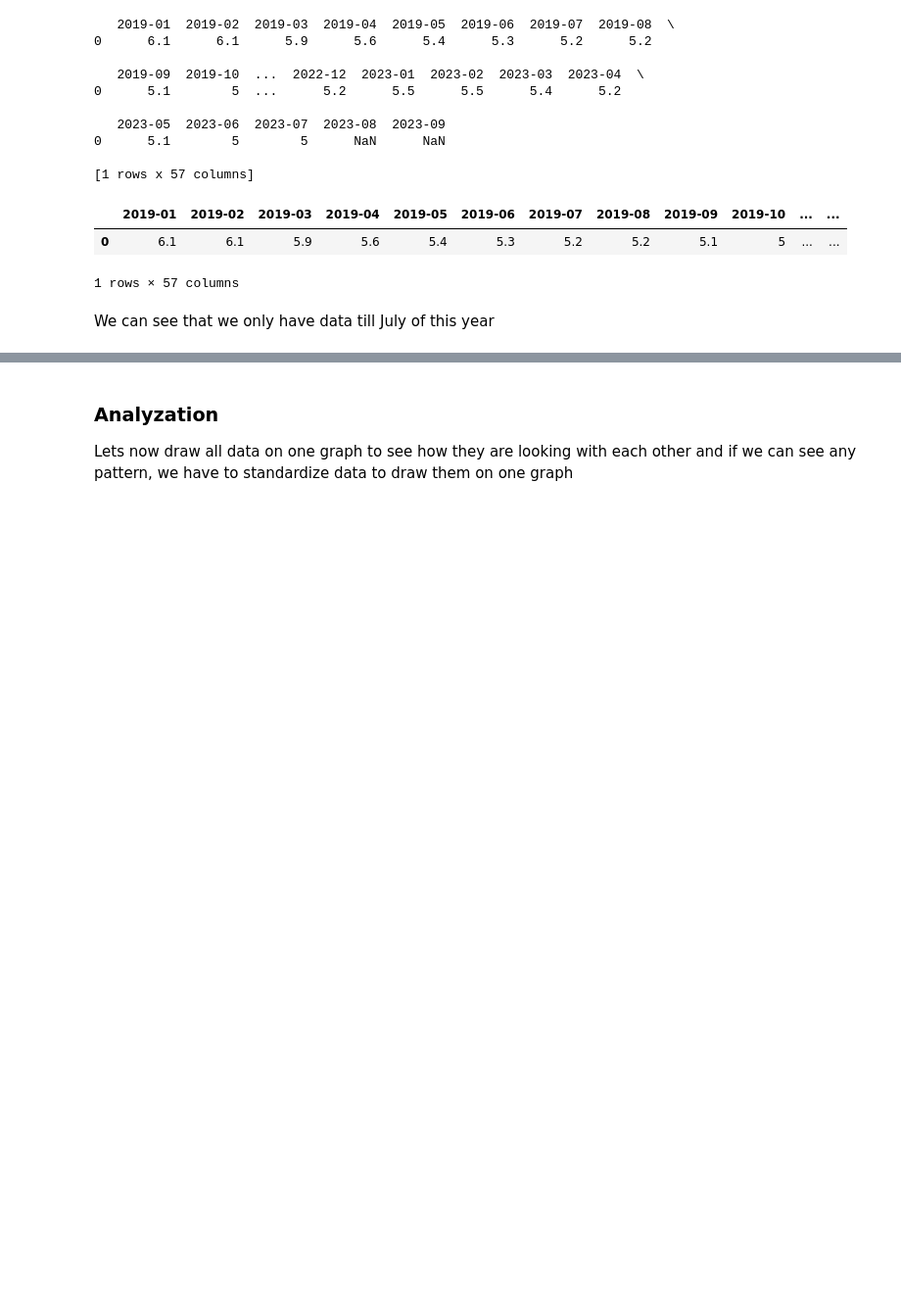
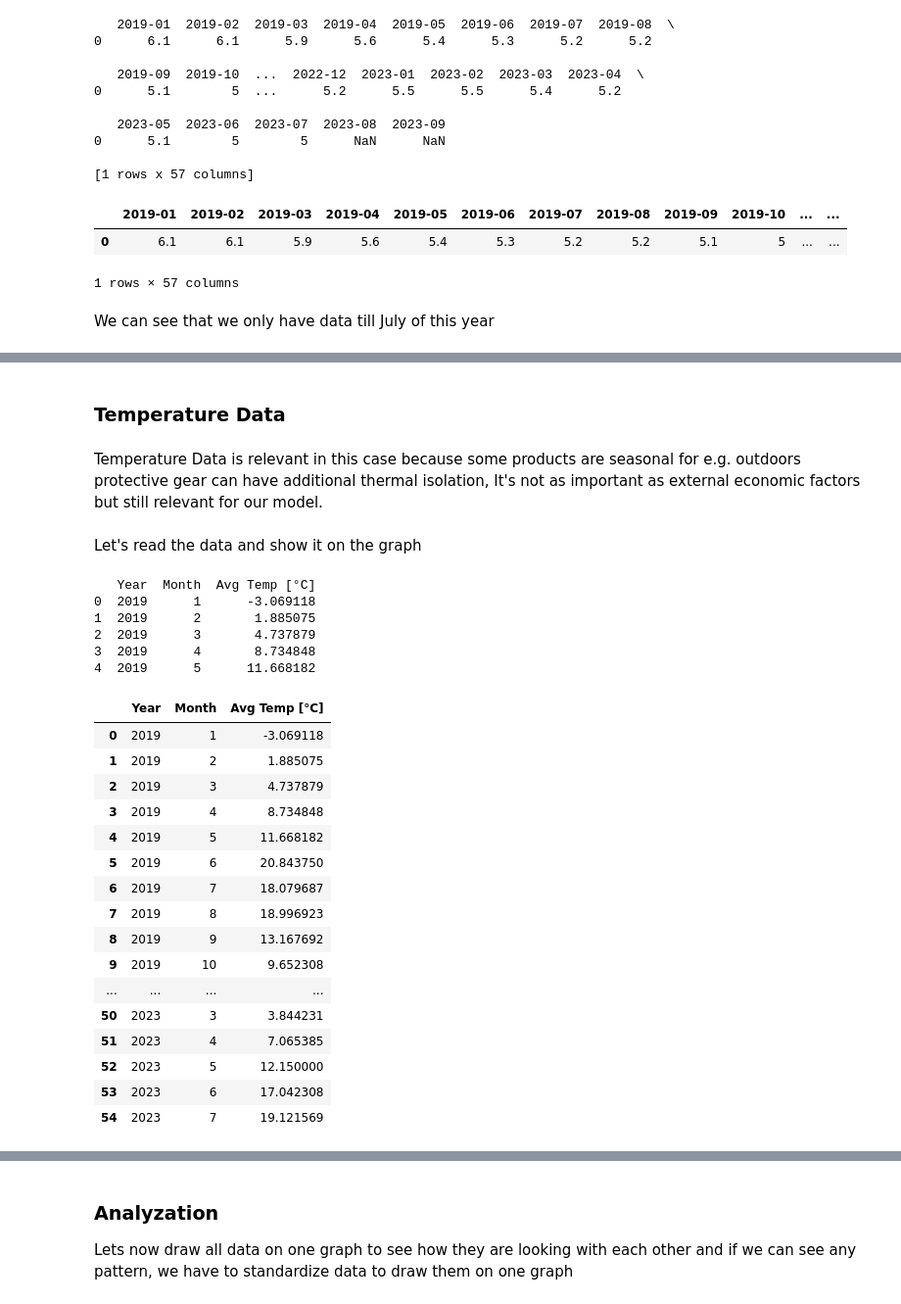
Before and after one commit to MichalI495002/Personal-Challenge, a Jupyter notebook: Jupyter Notebook/notebook.ipynb, the cells around one changed output, grey strips where cells are left out. Shown: that part at 98% size. Saved outputs shown, nothing was run; the diff lists cells and outputs as text; code cells hidden in the pictures; blank space fills up the shorter version.

```diff
--- a/Jupyter Notebook/notebook.ipynb
+++ b/Jupyter Notebook/notebook.ipynb
@@ -187,0 +188,37 @@ Text(0, 0.5, 'Unemployment Value')
+# %% [markdown]
+### Temperature Data
+# %% [markdown]
+Temperature Data is relevant in this case because some products are seasonal for e.g. outdoors protective gear can have additional thermal isolation, It's not as important as external economic factors but still relevant for our model.
+# %% [markdown]
+Let's read the data and show it on the graph
+# %%
+temparteure_data = pd.read_csv('../Datasets/Temperature data/aggregatedDataTemperature.csv', encoding="ISO-8859-1")
+print(temparteure_data.head())
+# %% [output]
+   Year  Month  Avg Temp [°C]
+0  2019      1      -3.069118
+1  2019      2       1.885075
+2  2019      3       4.737879
+3  2019      4       8.734848
+4  2019      5      11.668182
+# %%
+df_temparteure = pd.DataFrame(temparteure_data)
+df_temparteure
+# %% [output]
+|  | Year | Month | Avg Temp [°C] |
+| 0 | 2019 | 1 | -3.069118 |
+| 1 | 2019 | 2 | 1.885075 |
+| 2 | 2019 | 3 | 4.737879 |
+| 3 | 2019 | 4 | 8.734848 |
+| 4 | 2019 | 5 | 11.668182 |
+| 5 | 2019 | 6 | 20.843750 |
+| 6 | 2019 | 7 | 18.079687 |
+| 7 | 2019 | 8 | 18.996923 |
+| 8 | 2019 | 9 | 13.167692 |
+| 9 | 2019 | 10 | 9.652308 |
+| ... | ... | ... | ... |
+| 50 | 2023 | 3 | 3.844231 |
+| 51 | 2023 | 4 | 7.065385 |
+| 52 | 2023 | 5 | 12.150000 |
+| 53 | 2023 | 6 | 17.042308 |
+| 54 | 2023 | 7 | 19.121569 |
```
Also changed, not shown: parts of 12 cells of this notebook, 4 other files.
